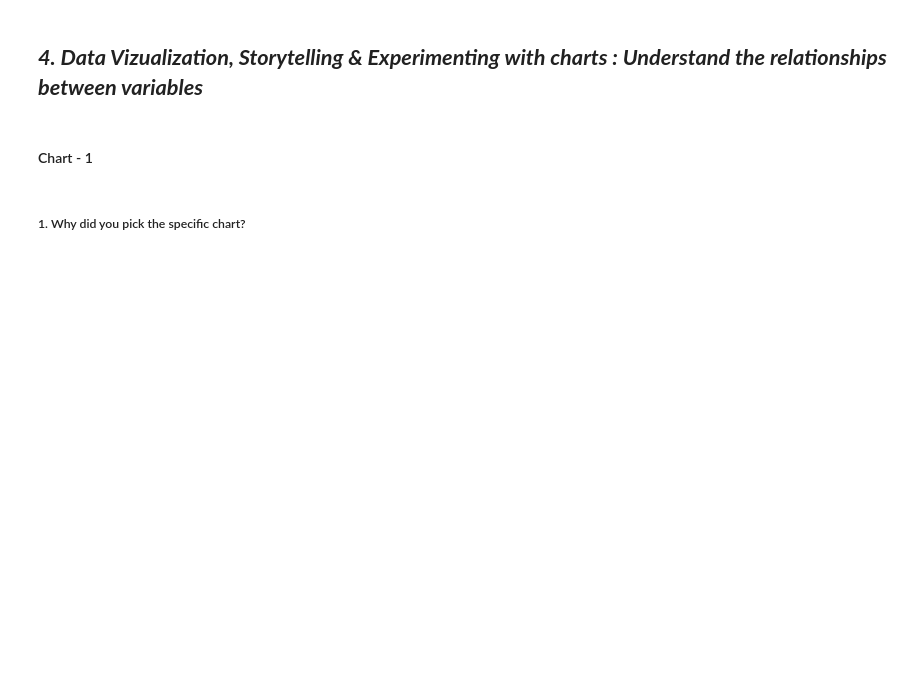
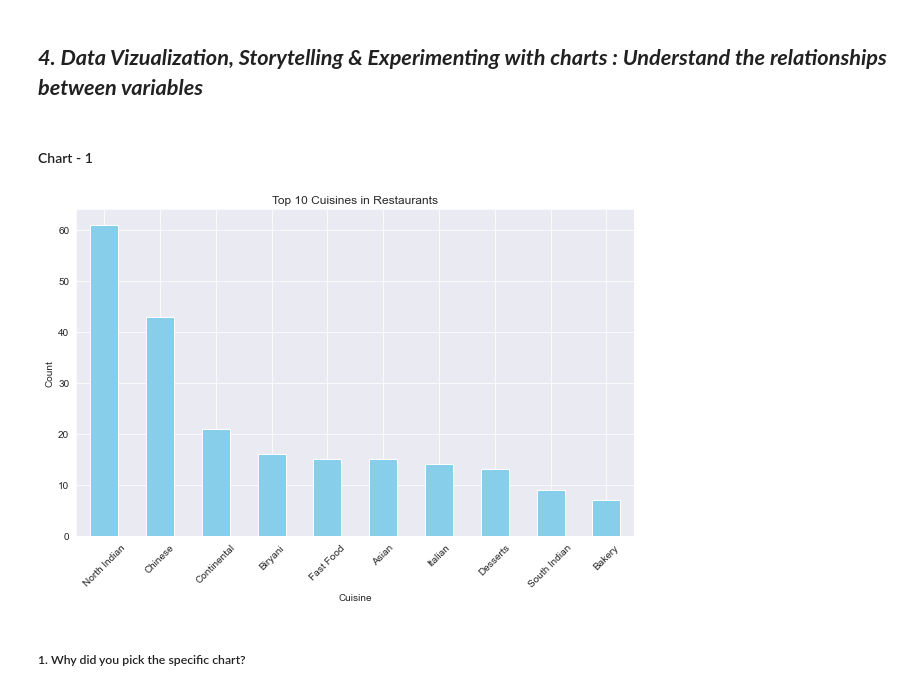
Before and after one commit to Saurabhshrma/Zomato-Restaurant-Clustering-and-Sentiment-Analysis, a Jupyter notebook: Zomato Restaurant Clustering and Sentiment Analysis.ipynb, the cells around one changed output. Saved outputs shown, nothing was run; the diff lists cells and outputs as text; code cells hidden in the pictures; blank space fills up the shorter version.

```diff
--- a/Zomato Restaurant Clustering and Sentiment Analysis.ipynb
+++ b/Zomato Restaurant Clustering and Sentiment Analysis.ipynb
@@ -87,8 +87,8 @@ import scipy.stats as stats
 ### Dataset Loading
 # %%
 # Load Dataset
-ds1 = pd.read_csv('Zomato Restaurant names and Metadata.csv')
-ds2 = pd.read_csv('Zomato Restaurant reviews.csv')
+restaurant_data = pd.read_csv('Zomato Restaurant names and Metadata.csv')
+review_data = pd.read_csv('Zomato Restaurant reviews.csv')
 # %% [markdown]
 ### Dataset First View
 # %%
@@ -323,0 +380,3 @@ ds1
+# %%
+# Convert the "Cost" column in the restaurant data to numeric
+restaurant_data['Cost'] = restaurant_data['Cost'].str.replace(',', '').astype(float)
@@ -334,3 +436,18 @@ Answer Here.
+# %%
+# Chart - 1 visualization code
+
+# Visualization: Bar plot of restaurant cuisines
+
+cuisine_counts = restaurant_data['Cuisines'].str.split(', ').explode().value_counts().head(10)
+plt.figure(figsize=(10, 6))
+cuisine_counts.plot(kind='bar', color='skyblue')
+plt.title('Top 10 Cuisines in Restaurants')
+plt.xlabel('Cuisine')
+plt.ylabel('Count')
+plt.xticks(rotation=45)
+plt.show()
+# %% [output]
+[figure, added]
 # %% [markdown]
 ##### 1. Why did you pick the specific chart?
 # %% [markdown]
```
Also changed, not shown: parts of 43 cells of this notebook.
